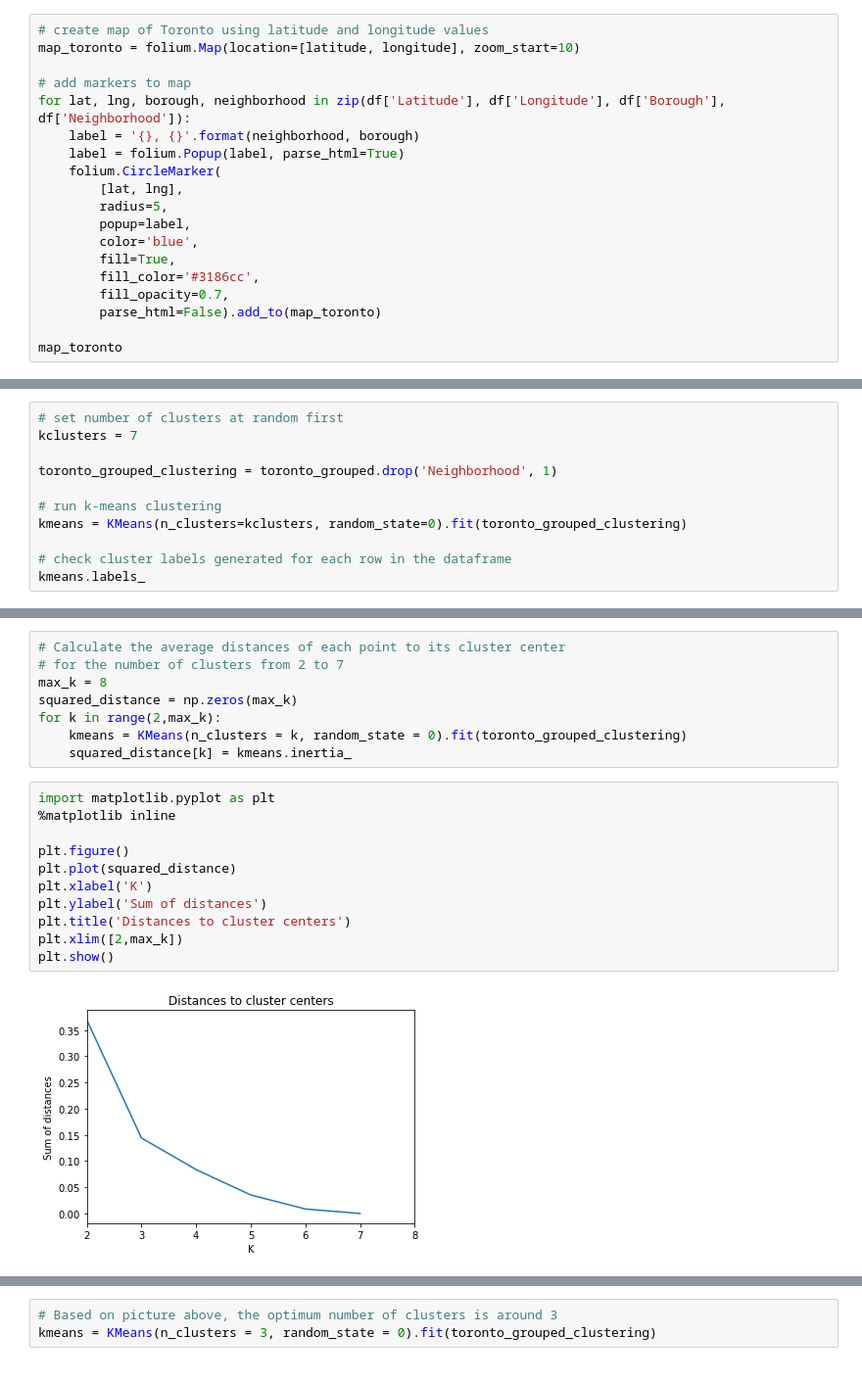
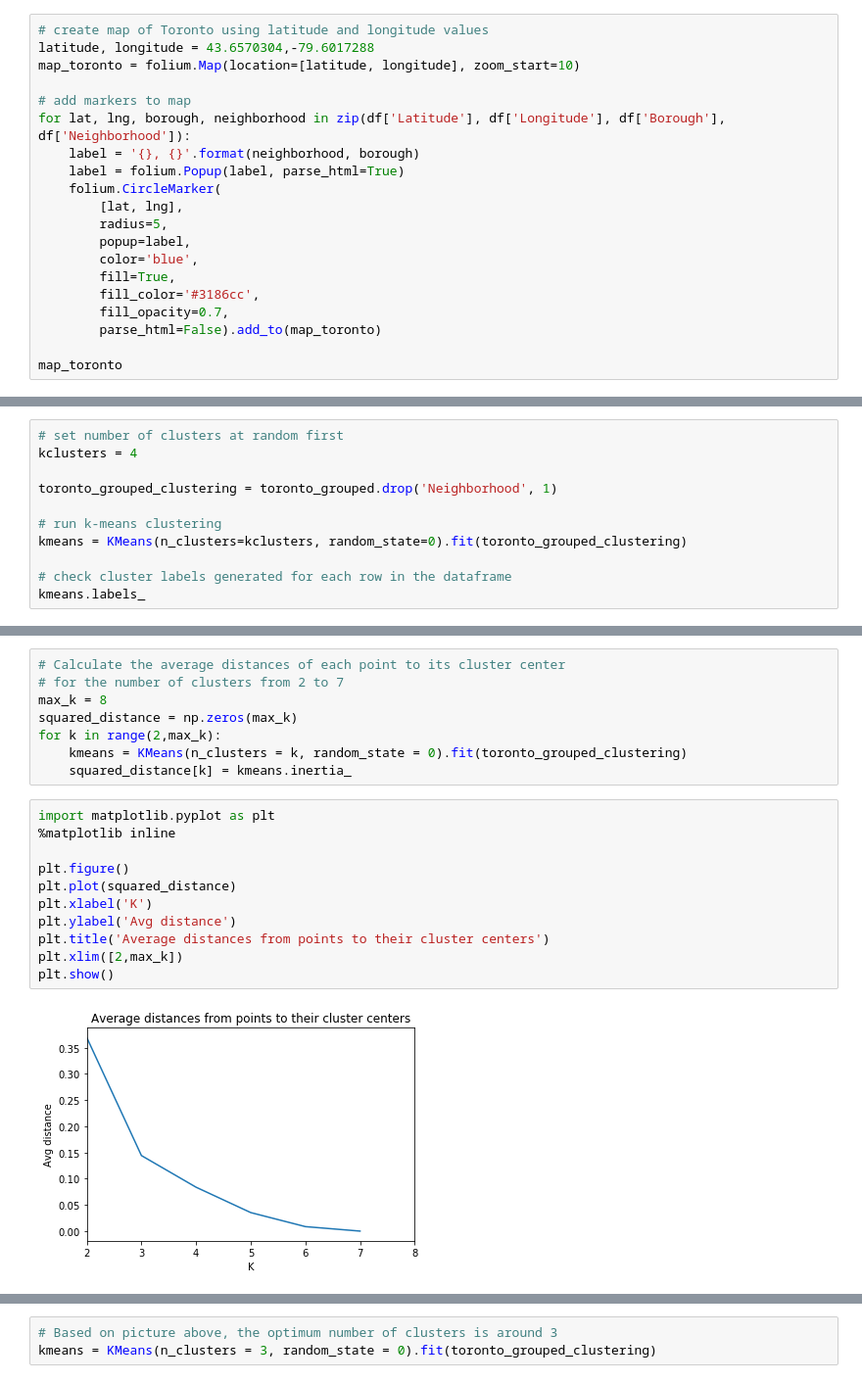
Before and after one commit to abezuglov/neighborhood_analysis, a Jupyter notebook: Analysis -- Segmenting and Clustering Neighborhoods in Toronto.ipynb, the cells around one changed output, grey strips where cells are left out. Shown: that part at 98% size. Cells and saved outputs as stored; diff of their text form.

```diff
--- a/Analysis -- Segmenting and Clustering Neighborhoods in Toronto.ipynb
+++ b/Analysis -- Segmenting and Clustering Neighborhoods in Toronto.ipynb
@@ -42,6 +45,7 @@ df.head()
 | 4 | M1H | Scarborough | Cedarbrae | 43.773136 | -79.239476 |
 # %%
 # create map of Toronto using latitude and longitude values
+latitude, longitude = 43.6570304,-79.6017288
 map_toronto = folium.Map(location=[latitude, longitude], zoom_start=10)
 
 # add markers to map
@@ -336,6 +357,6 @@ First -- use a random shot at the number of clusters
 # %%
 # set number of clusters at random first
-kclusters = 7
+kclusters = 4
 
 toronto_grouped_clustering = toronto_grouped.drop('Neighborhood', 1)
 
@@ -359,13 +382,13 @@ for k in range(2,max_k):
 # %%
 import matplotlib.pyplot as plt
 %matplotlib inline
 
 plt.figure()
 plt.plot(squared_distance)
 plt.xlabel('K')
-plt.ylabel('Sum of distances')
-plt.title('Distances to cluster centers')
+plt.ylabel('Avg distance')
+plt.title('Average distances from points to their cluster centers')
 plt.xlim([2,max_k])
 plt.show()
 # %% [output]
-[figure, old version]
+[figure, new version]
```
Also changed, not shown: parts of 36 cells of this notebook.
